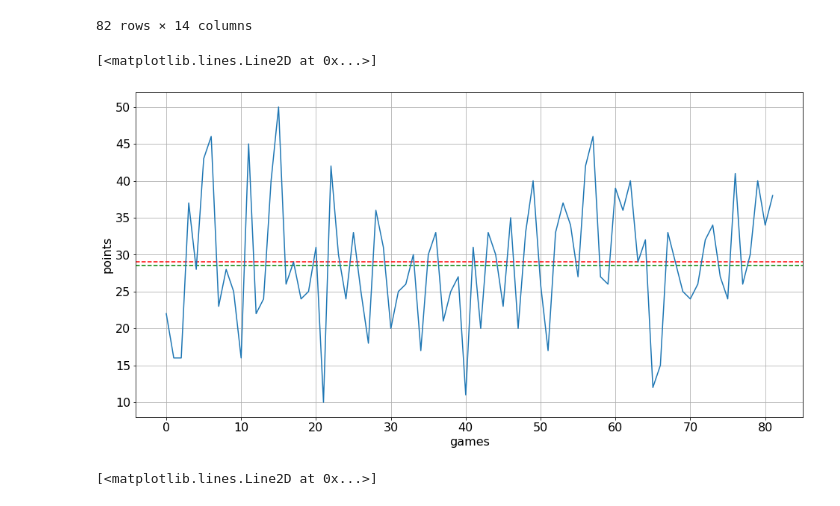
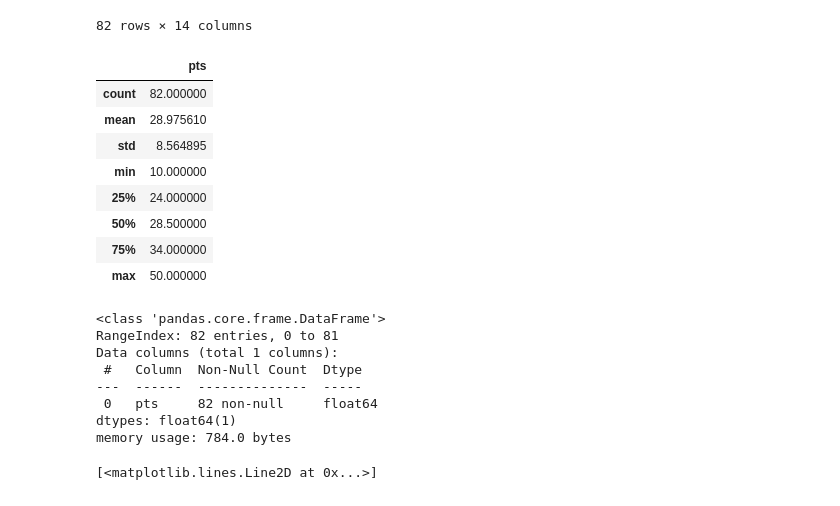
Before and after one commit to yanivharpaz/Python-Basic-001, a Jupyter notebook: nba_soup_01.ipynb, the cells around one changed output. Cells and saved outputs as stored; diff of their text form; code cells hidden in the pictures.

Commit message:
include 2021-09-23 session

```diff
--- a/nba_soup_01.ipynb
+++ b/nba_soup_01.ipynb
@@ -151,16 +160,26 @@ dActiveStats = dFullStat[dFullStat.game_season != '']
-# %%
-plt.figure(figsize=(16,8))
-plt.xlabel('games')
-plt.ylabel('points')
-plt.axhline(dActiveStats['pts'].astype(float).mean(), linestyle ="--", color ='red')
-plt.axhline(dActiveStats['pts'].astype(float).median(), linestyle ="--", color ='green')
-# plt.axhline(dActiveStats['pts'].astype(float).mode(), linestyle ="--", color ='yellow')
-# plt.legend()
-plt.grid  ()
-plt.plot  (dActiveStats['pts'].astype(float))
-# %% [output]
-[<matplotlib.lines.Line2D at 0x...>]
-[figure, removed]
+# %%
+dStats[['pts']].astype(float).describe(include='all')
+# %% [output]
+|  | pts |
+| count | 82.000000 |
+| mean | 28.975610 |
+| std | 8.564895 |
+| min | 10.000000 |
+| 25% | 24.000000 |
+| 50% | 28.500000 |
+| 75% | 34.000000 |
+| max | 50.000000 |
+# %%
+dStats[['pts']].astype(float).info()
+# %% [output]
+<class 'pandas.core.frame.DataFrame'>
+RangeIndex: 82 entries, 0 to 81
+Data columns (total 1 columns):
+ #   Column  Non-Null Count  Dtype
+---  ------  --------------  -----
+ 0   pts     82 non-null     float64
+dtypes: float64(1)
+memory usage: 784.0 bytes
 # %%
 plt.figure(figsize=(16,8))
 plt.xlabel('games')
```
Also changed, not shown: parts of 4 cells of this notebook, 2 other files.
